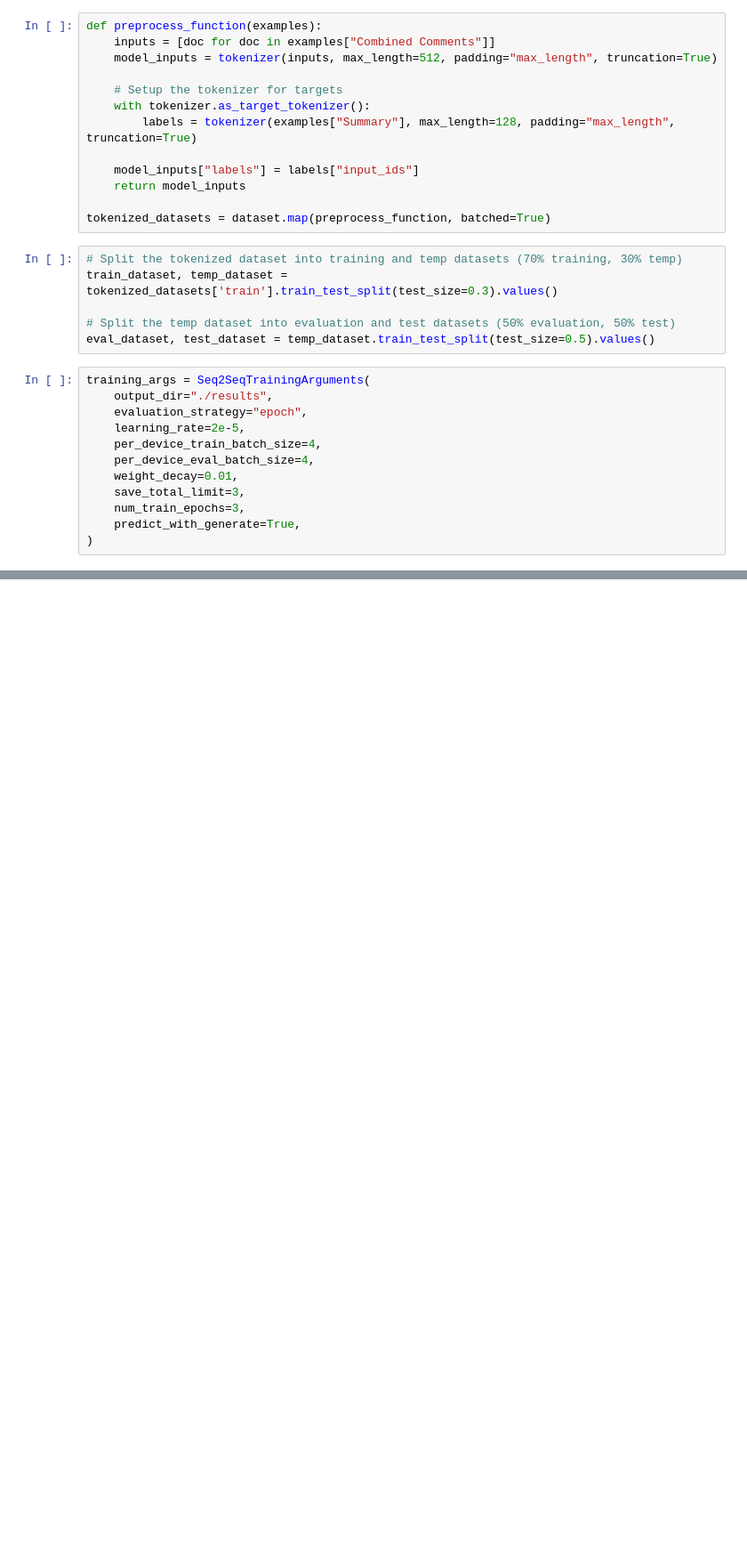
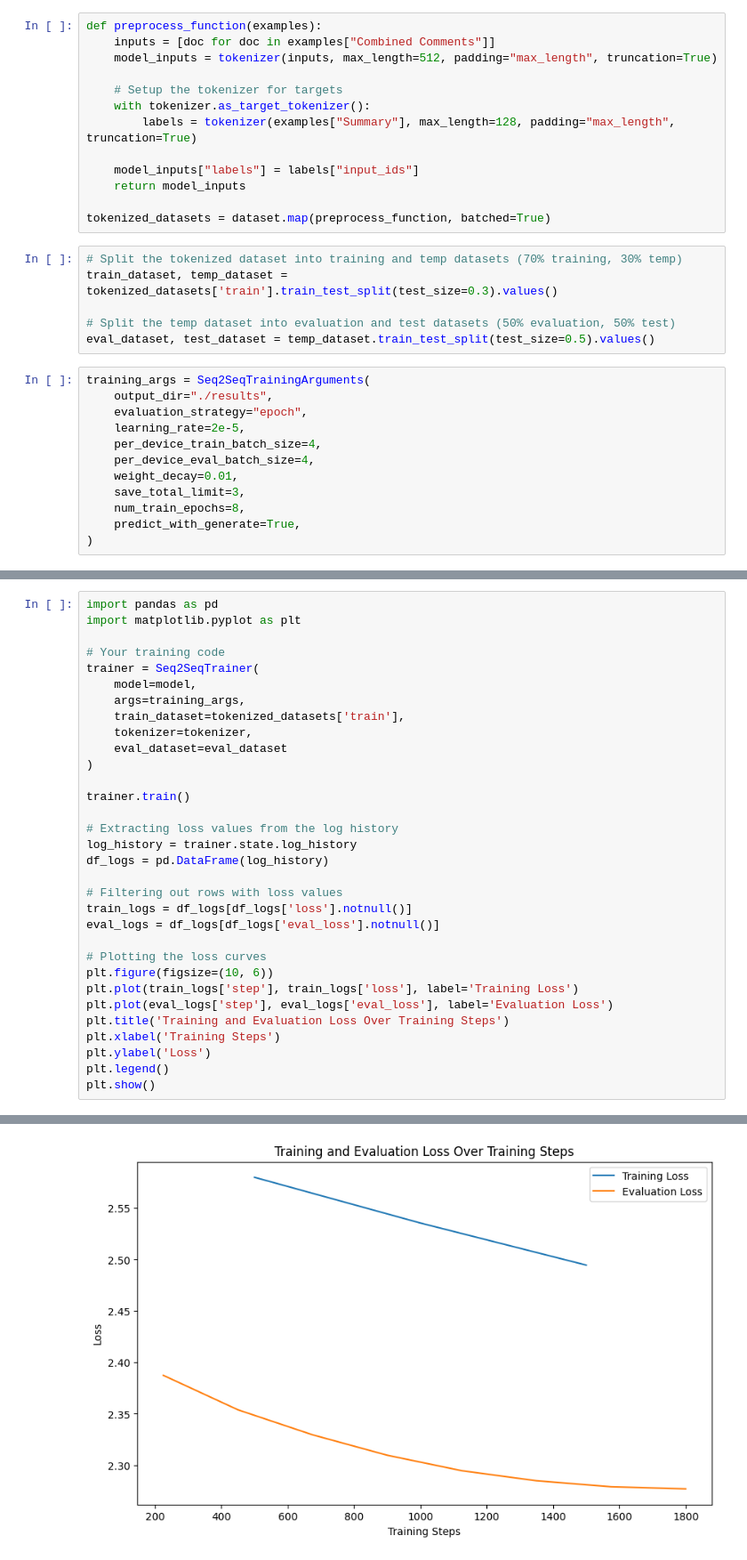
Before and after one commit to jjunhu/BiteWise, a Jupyter notebook: notebooks/t5.ipynb, the cells around one changed output, grey strips where cells are left out. Shown: that part at 89% size. Cells and saved outputs as stored; diff of their text form; blank space fills up the shorter version.

```diff
--- a/notebooks/t5.ipynb
+++ b/notebooks/t5.ipynb
@@ -40,6 +40,6 @@ training_args = Seq2SeqTrainingArguments(
     per_device_eval_batch_size=4,
     weight_decay=0.01,
     save_total_limit=3,
-    num_train_epochs=3,
+    num_train_epochs=8,
     predict_with_generate=True,
 )
@@ -62,0 +46,33 @@ TrainOutput(global_step=675, training_loss=3.094055447048611, metrics={'train_ru
+# %%
+import pandas as pd
+import matplotlib.pyplot as plt
+
+# Your training code
+trainer = Seq2SeqTrainer(
+    model=model,
+    args=training_args,
+    train_dataset=tokenized_datasets['train'],
+    tokenizer=tokenizer,
+    eval_dataset=eval_dataset
+)
+
+trainer.train()
+
+# Extracting loss values from the log history
+log_history = trainer.state.log_history
+df_logs = pd.DataFrame(log_history)
+
+# Filtering out rows with loss values
+train_logs = df_logs[df_logs['loss'].notnull()]
+eval_logs = df_logs[df_logs['eval_loss'].notnull()]
+
+# Plotting the loss curves
+plt.figure(figsize=(10, 6))
+plt.plot(train_logs['step'], train_logs['loss'], label='Training Loss')
+plt.plot(eval_logs['step'], eval_logs['eval_loss'], label='Evaluation Loss')
+plt.title('Training and Evaluation Loss Over Training Steps')
+plt.xlabel('Training Steps')
+plt.ylabel('Loss')
+plt.legend()
+plt.show()
+# %% [output]
@@ -62,0 +91 @@ TrainOutput(global_step=675, training_loss=3.094055447048611, metrics={'train_ru
+[figure, added]
```
Also changed, not shown: parts of 8 cells of this notebook, 14 other files.
